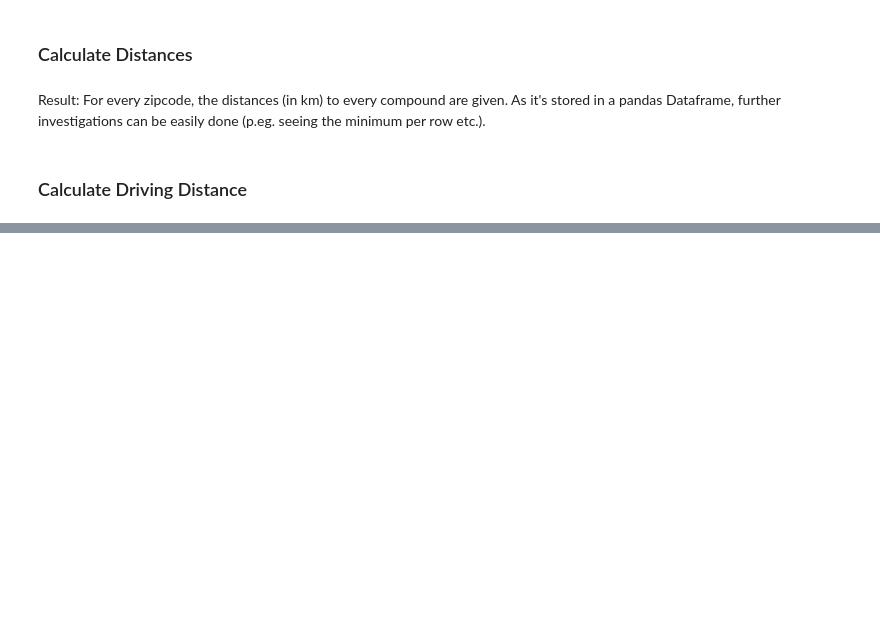
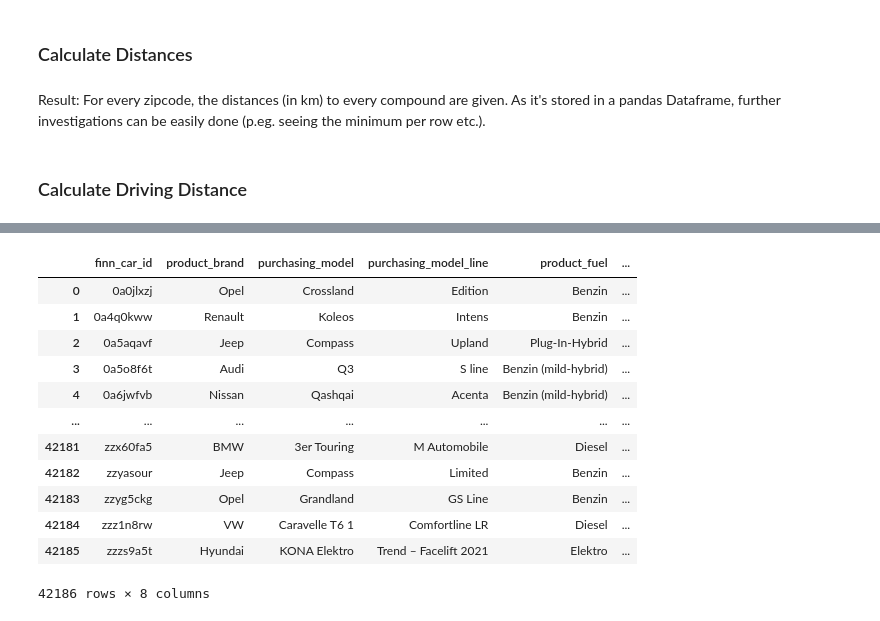
Before and after one commit to lenaas/geographic_optimization, a Jupyter notebook: geographic_optimization.ipynb, the cells around one changed output, grey strips where cells are left out. Cells and saved outputs as stored; diff of their text form; code cells hidden in the pictures; blank space fills up the shorter version.

```diff
--- a/geographic_optimization.ipynb
+++ b/geographic_optimization.ipynb
@@ -91,0 +159,17 @@ driving_distances_df
+# %%
+airtable_df = pd.read_csv('airtable_data.csv',dtype='str')
+airtable_df
+# %% [output]
+|  | finn_car_id | product_brand | purchasing_model | purchasing_model_line | product_fuel | ... |
+| 0 | 0a0jlxzj | Opel | Crossland | Edition | Benzin | ... |
+| 1 | 0a4q0kww | Renault | Koleos | Intens | Benzin | ... |
+| 2 | 0a5aqavf | Jeep | Compass | Upland | Plug-In-Hybrid | ... |
+| 3 | 0a5o8f6t | Audi | Q3 | S line | Benzin (mild-hybrid) | ... |
+| 4 | 0a6jwfvb | Nissan | Qashqai | Acenta | Benzin (mild-hybrid) | ... |
+| ... | ... | ... | ... | ... | ... | ... |
+| 42181 | zzx60fa5 | BMW | 3er Touring | M Automobile | Diesel | ... |
+| 42182 | zzyasour | Jeep | Compass | Limited | Benzin | ... |
+| 42183 | zzyg5ckg | Opel | Grandland | GS Line | Benzin | ... |
+| 42184 | zzz1n8rw | VW | Caravelle T6 1 | Comfortline LR | Diesel | ... |
+| 42185 | zzzs9a5t | Hyundai | KONA Elektro | Trend – Facelift 2021 | Elektro | ... |
+42186 rows × 8 columns
```
Also changed, not shown: parts of 6 cells of this notebook, 3 other files.
